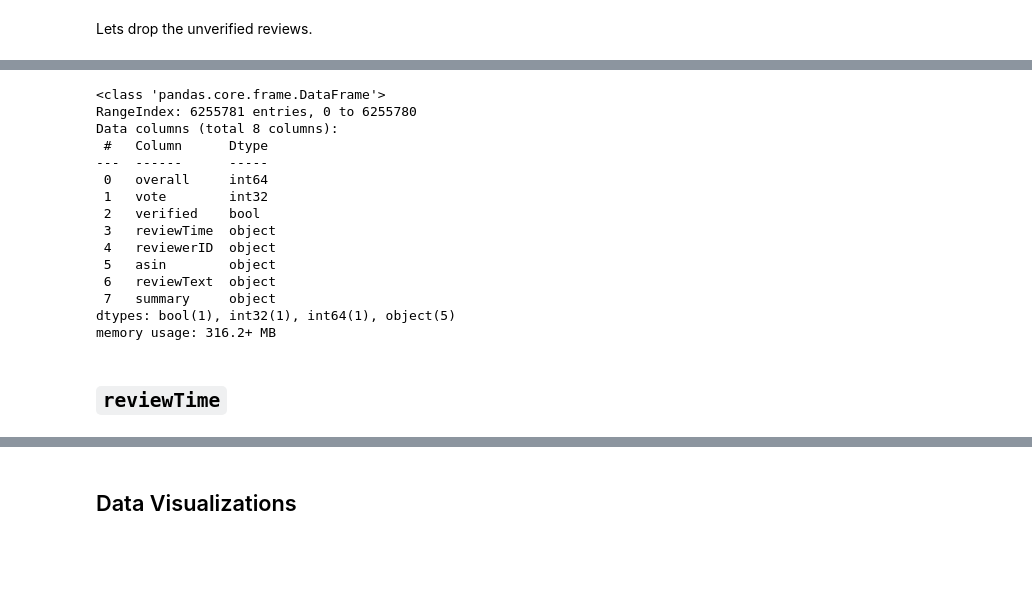
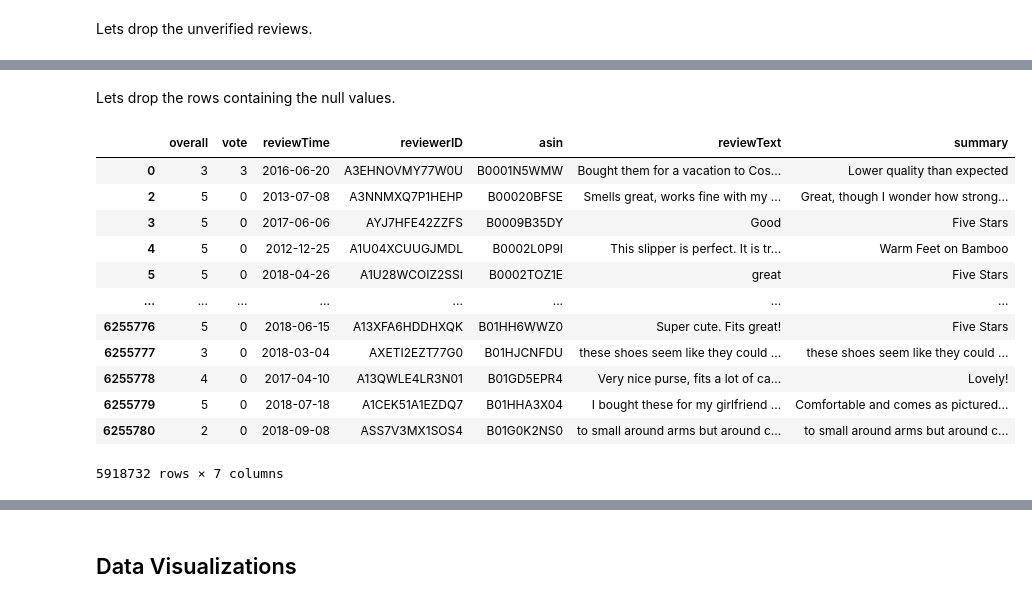
Before and after one commit to mkelsayed/ClothingRecommendationSystem, a Jupyter notebook: reviews_loading_preprocessing.ipynb, the cells around one changed output, grey strips where cells are left out. Drawn from its saved outputs; the diff is of its cells as text; code cells hidden in the pictures; blank space fills up the shorter version.

```diff
--- a/reviews_loading_preprocessing.ipynb
+++ b/reviews_loading_preprocessing.ipynb
@@ -173 +213,3 @@ reviews_df
+# %%
+reviews_df['reviewTime'] = reviews_time
 # %% [markdown]
@@ -182,3 +224,5 @@ reviews_df['verified'].sum()
 5929312
 # %% [markdown]
 Lets drop the unverified reviews.
+# %%
+reviews_df = reviews_df.drop(reviews_df[reviews_df['verified'] == False].index)
@@ -184,0 +231,2 @@ Lets drop the unverified reviews.
+# %%
+reviews_df = reviews_df.drop(columns='verified')
@@ -185,20 +246,20 @@ Lets drop the unverified reviews.
+# %% [markdown]
+Lets drop the rows containing the null values.
+# %%
+reviews_df = reviews_df.dropna(axis=0)
 # %%
-reviews_df.info()
+reviews_df
 # %% [output]
+|  | overall | vote | reviewTime | reviewerID | asin | reviewText | summary |
+| 0 | 3 | 3 | 2016-06-20 | A3EHNOVMY77W0U | B0001N5WMW | Bought them for a vacation to Cos... | Lower quality than expected |
+| 2 | 5 | 0 | 2013-07-08 | A3NNMXQ7P1HEHP | B00020BFSE | Smells great, works fine with my ... | Great, though I wonder how strong... |
+| 3 | 5 | 0 | 2017-06-06 | AYJ7HFE42ZZFS | B0009B35DY | Good | Five Stars |
+| 4 | 5 | 0 | 2012-12-25 | A1U04XCUUGJMDL | B0002L0P9I | This slipper is perfect. It is tr... | Warm Feet on Bamboo |
+| 5 | 5 | 0 | 2018-04-26 | A1U28WCOIZ2SSI | B0002TOZ1E | great | Five Stars |
+| ... | ... | ... | ... | ... | ... | ... | ... |
+| 6255776 | 5 | 0 | 2018-06-15 | A13XFA6HDDHXQK | B01HH6WWZ0 | Super cute. Fits great! | Five Stars |
+| 6255777 | 3 | 0 | 2018-03-04 | AXETI2EZT77G0 | B01HJCNFDU | these shoes seem like they could ... | these shoes seem like they could ... |
+| 6255778 | 4 | 0 | 2017-04-10 | A13QWLE4LR3N01 | B01GD5EPR4 | Very nice purse, fits a lot of ca... | Lovely! |
+| 6255779 | 5 | 0 | 2018-07-18 | A1CEK51A1EZDQ7 | B01HHA3X04 | I bought these for my girlfriend ... | Comfortable and comes as pictured... |
+| 6255780 | 2 | 0 | 2018-09-08 | ASS7V3MX1SOS4 | B01G0K2NS0 | to small around arms but around c... | to small around arms but around c... |
-<class 'pandas.core.frame.DataFrame'>
-RangeIndex: 6255781 entries, 0 to 6255780
-Data columns (total 8 columns):
- #   Column      Dtype
----  ------      -----
- 0   overall     int64
- 1   vote        int32
- 2   verified    bool
- 3   reviewTime  object
- 4   reviewerID  object
- 5   asin        object
- 6   reviewText  object
- 7   summary     object
-dtypes: bool(1), int32(1), int64(1), object(5)
-memory usage: 316.2+ MB
+5918732 rows × 7 columns
-# %% [markdown]
-## `reviewTime`
```
Also changed, not shown: parts of 30 cells of this notebook, 1 other file.
